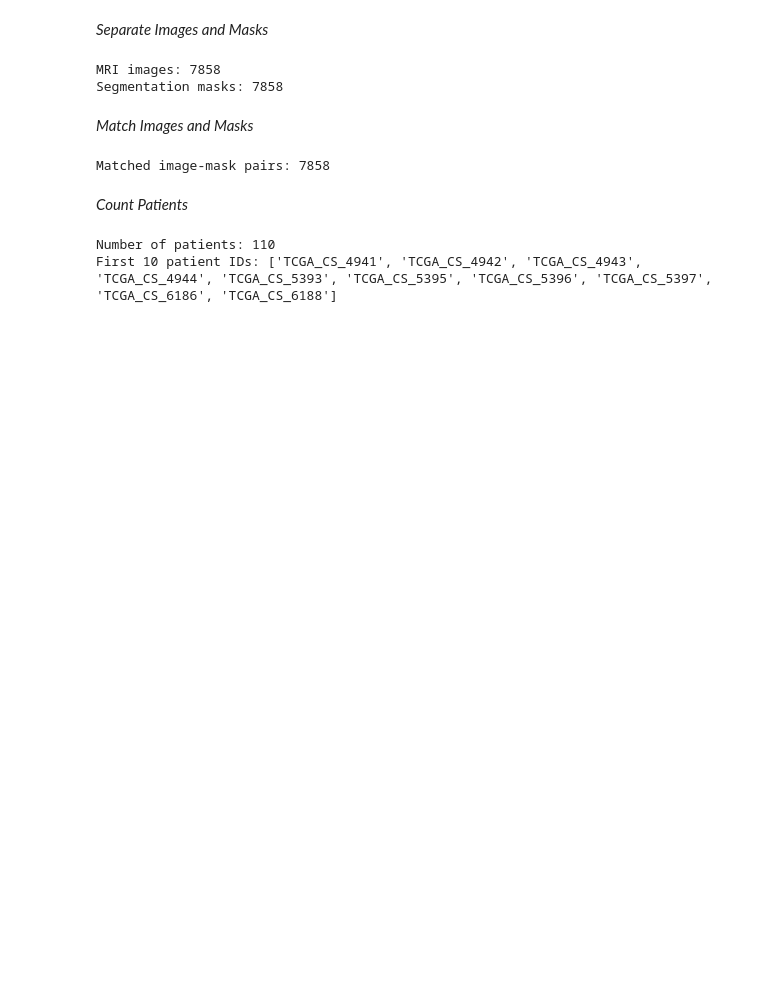
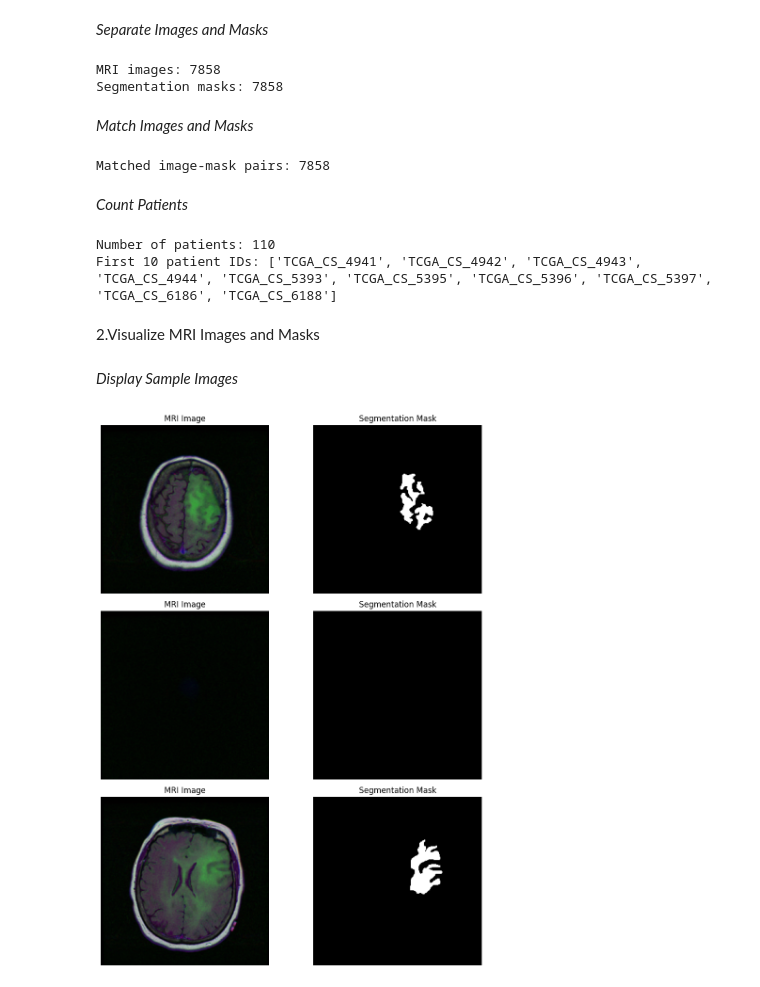
Before and after one commit to benameur21/Brain-Tumor-Segmentation-UNet-TL, a Jupyter notebook: Brain_tumor.ipynb, the cells around one changed output. Drawn from its saved outputs; the diff is of its cells as text; code cells hidden in the pictures; blank space fills up the shorter version.

Commit message:
feat: analyze MRI samples and identify empty segmentation masks

```diff
--- a/Brain_tumor.ipynb
+++ b/Brain_tumor.ipynb
@@ -159,3 +170,34 @@ print("First 10 patient IDs:", sorted(patient_ids)[:10])
 # %% [output]
 Number of patients: 110
 First 10 patient IDs: ['TCGA_CS_4941', 'TCGA_CS_4942', 'TCGA_CS_4943', 'TCGA_CS_4944', 'TCGA_CS_5393', 'TCGA_CS_5395', 'TCGA_CS_5396', 'TCGA_CS_5397', 'TCGA_CS_6186', 'TCGA_CS_6188']
+# %% [markdown]
+2.Visualize MRI Images and Masks
+# %% [markdown]
+*Display Sample Images*
+# %%
+import cv2
+import matplotlib.pyplot as plt
+
+def display_samples(pairs, n=3):
+    fig, axes = plt.subplots(n, 2, figsize=(10, 4 * n))
+
+    for i, (image_path, mask_path) in enumerate(pairs[:n]):
+        image = cv2.imread(image_path)
+        image = cv2.cvtColor(image, cv2.COLOR_BGR2RGB)
+
+        mask = cv2.imread(mask_path, cv2.IMREAD_GRAYSCALE)
+
+        axes[i, 0].imshow(image)
+        axes[i, 0].set_title("MRI Image")
+        axes[i, 0].axis("off")
+
+        axes[i, 1].imshow(mask, cmap="gray")
+        axes[i, 1].set_title("Segmentation Mask")
+        axes[i, 1].axis("off")
+
+    plt.tight_layout()
+    plt.show()
+# %%
+display_samples(image_mask_pairs, n=3)
+# %% [output]
+[figure, added]
```
Also changed, not shown: parts of 13 cells of this notebook.
